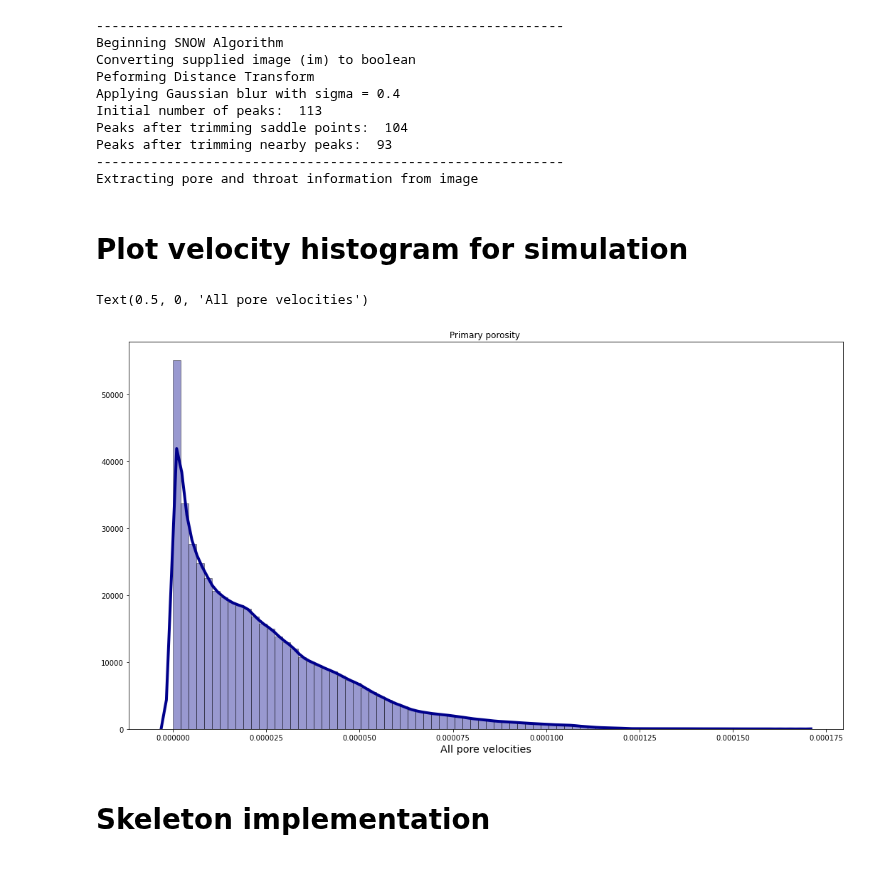
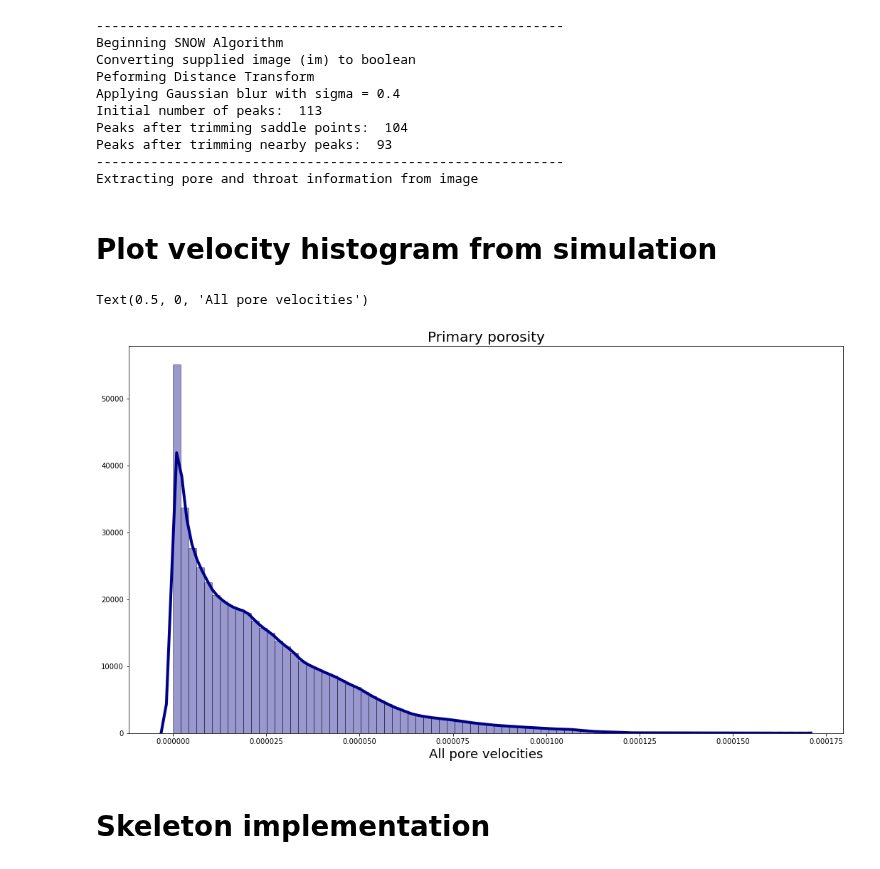
Before and after one commit to akkendrick/LABMOPS, a Jupyter notebook: separateStagPores.ipynb, the cells around one changed output. Drawn from its saved outputs; the diff is of its cells as text; code cells hidden in the pictures.

```diff
--- a/separateStagPores.ipynb
+++ b/separateStagPores.ipynb
@@ -66,24 +72,24 @@ Extracting pore and throat information from image
 # %% [markdown]
-# Plot velocity histogram for simulation
+# Plot velocity histogram from simulation
 # %%
 allPrimaryVelocities = np.ndarray.flatten(velDataNormPrimary)
 
 filtIndex = allPrimaryVelocities > 0
 trueZeroIndex = allPrimaryVelocities == 0
 
 filtPrimaryVelocities = allPrimaryVelocities[filtIndex]
 filtZeroPrimaryVelocities = allPrimaryVelocities[trueZeroIndex]
 
 fig, axes = plt.subplots(1, 1, figsize=(18, 10))
 sns.distplot(filtPrimaryVelocities, ax=axes, hist=True, kde=True,
              bins=int(80), color = 'darkblue',
              hist_kws={'edgecolor':'black'},
              kde_kws={'linewidth': 4})
-axes.set_title('Primary porosity ')
-axes.set_xlabel('All pore velocities',fontsize='x-large')
+axes.set_title('Primary porosity', fontsize=20)
+axes.set_xlabel('All pore velocities', fontsize=18)
 # %% [output]
 Text(0.5, 0, 'All pore velocities')
-[figure, old version]
+[figure, new version]
 # %% [markdown]
 # Skeleton implementation
 # %%
```
Also changed, not shown: parts of 21 cells of this notebook.
